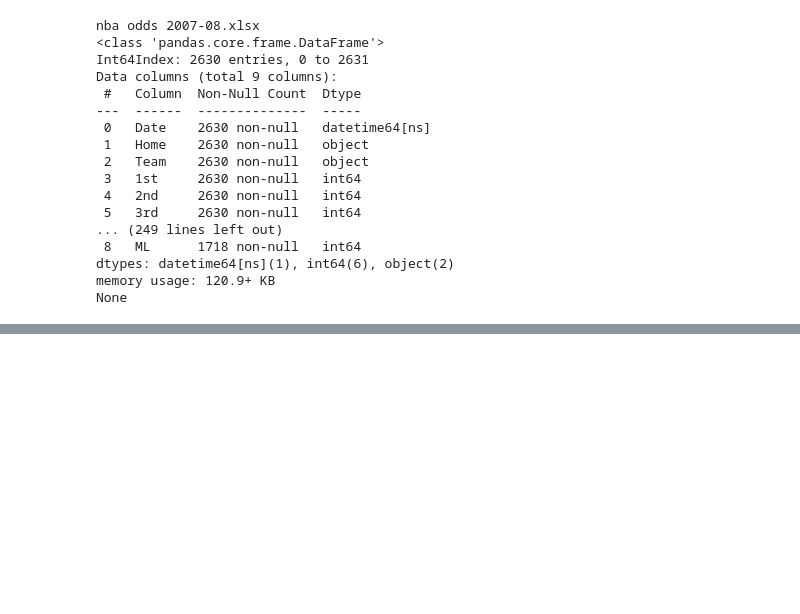
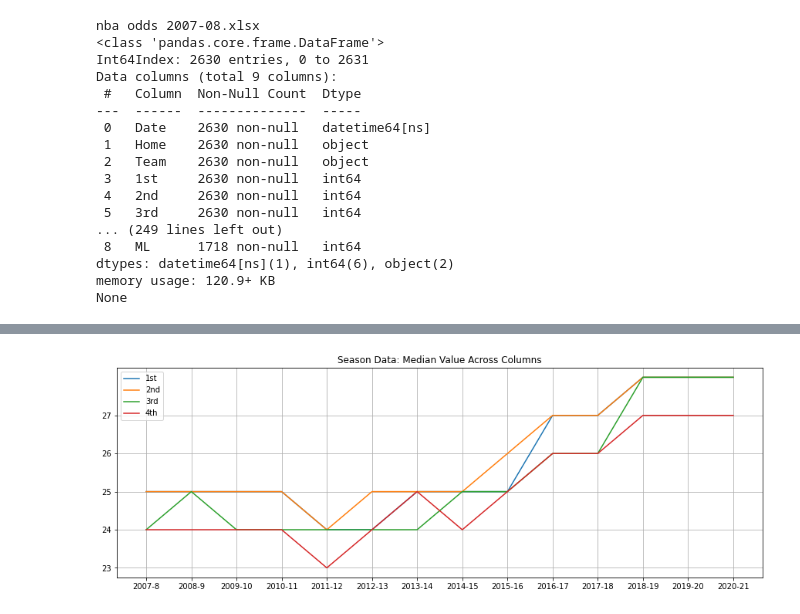
Before and after one commit to LMastro99/Sports-Betting-Module, a Jupyter notebook: season-data/cleaning/process/Season_Data_Cleaning.ipynb, the cells around one changed output, grey strips where cells are left out. Cells and saved outputs as stored; diff of their text form; code cells hidden in the pictures; blank space fills up the shorter version.

```diff
--- a/season-data/cleaning/process/Season_Data_Cleaning.ipynb
+++ b/season-data/cleaning/process/Season_Data_Cleaning.ipynb
@@ -257,0 +367,9 @@ None
+# %%
+plt.figure(figsize = (15, 5))
+plt.title('Season Data: Median Value Across Columns')
+plt.plot(x, col_med[:, :-2])
+plt.yticks(np.arange(23, 28, step = 1))
+plt.legend(labels = labels)
+plt.grid(True)
+# %% [output]
+[figure, added]
```
Also changed, not shown: parts of 9 cells of this notebook.
